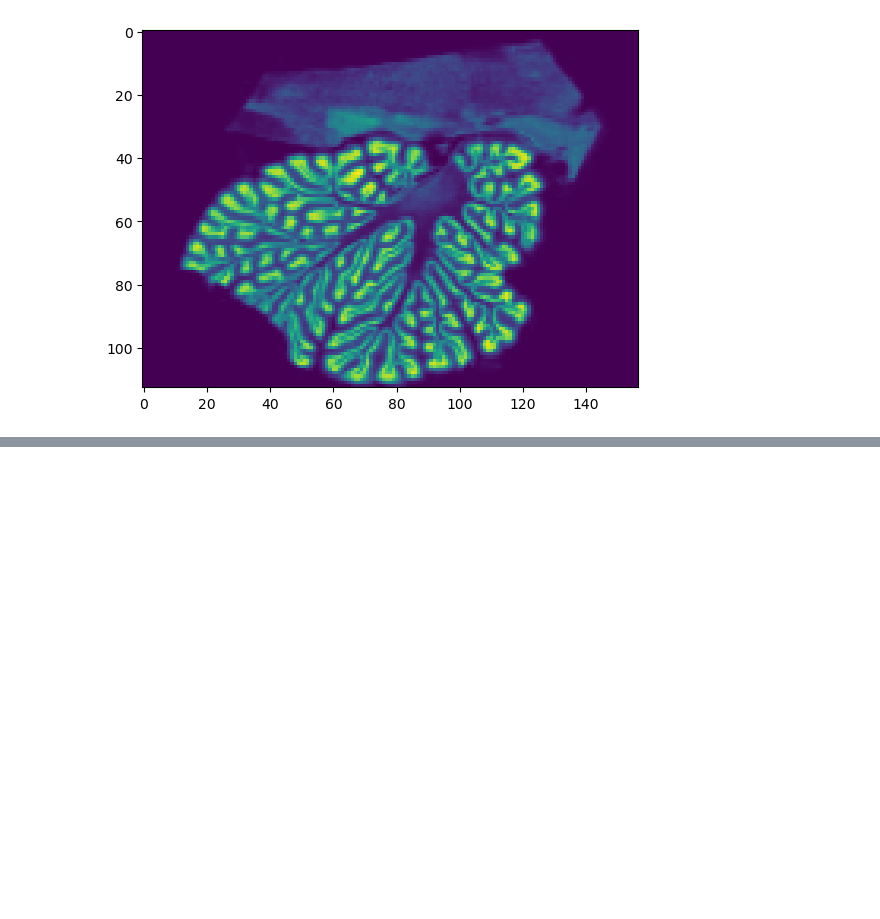
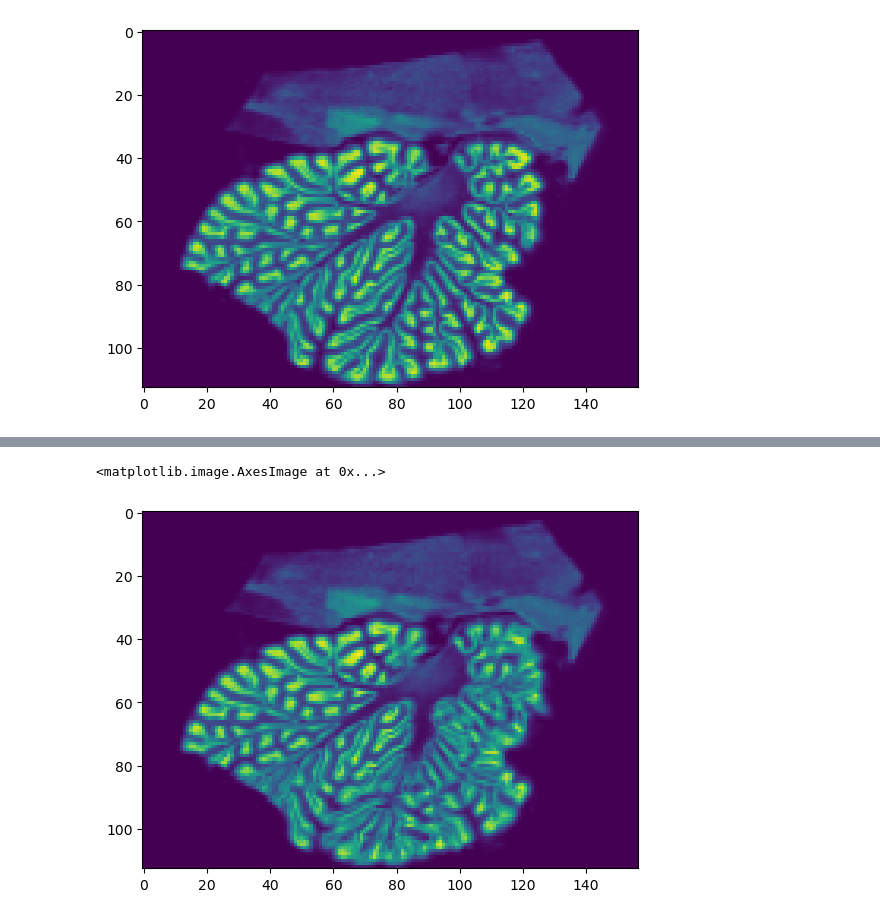
Before and after one commit to neuralabc/microscopy_scripts, a Jupyter notebook: scripts/2023_11_reg_testing_wImages.ipynb, the cells around one changed output, grey strips where cells are left out. Cells and saved outputs as stored; diff of their text form; code cells hidden in the pictures; blank space fills up the shorter version.

```diff
--- a/scripts/2023_11_reg_testing_wImages.ipynb
+++ b/scripts/2023_11_reg_testing_wImages.ipynb
@@ -147,0 +228,2 @@ def compute_intermediate_non_linear_slice(pre_img, post_img, current_img=None, a
+# %%
+res_slice2 = compute_intermediate_slice(pre_img,post_img,current_img=None,reg_refinement_iterations=1)
@@ -147,0 +249,5 @@ def compute_intermediate_non_linear_slice(pre_img, post_img, current_img=None, a
+# %%
+plt.imshow(res_slice2)
+# %% [output]
+<matplotlib.image.AxesImage at 0x...>
+[figure, added]
```
Also changed, not shown: parts of 7 cells of this notebook, 37 other files.
